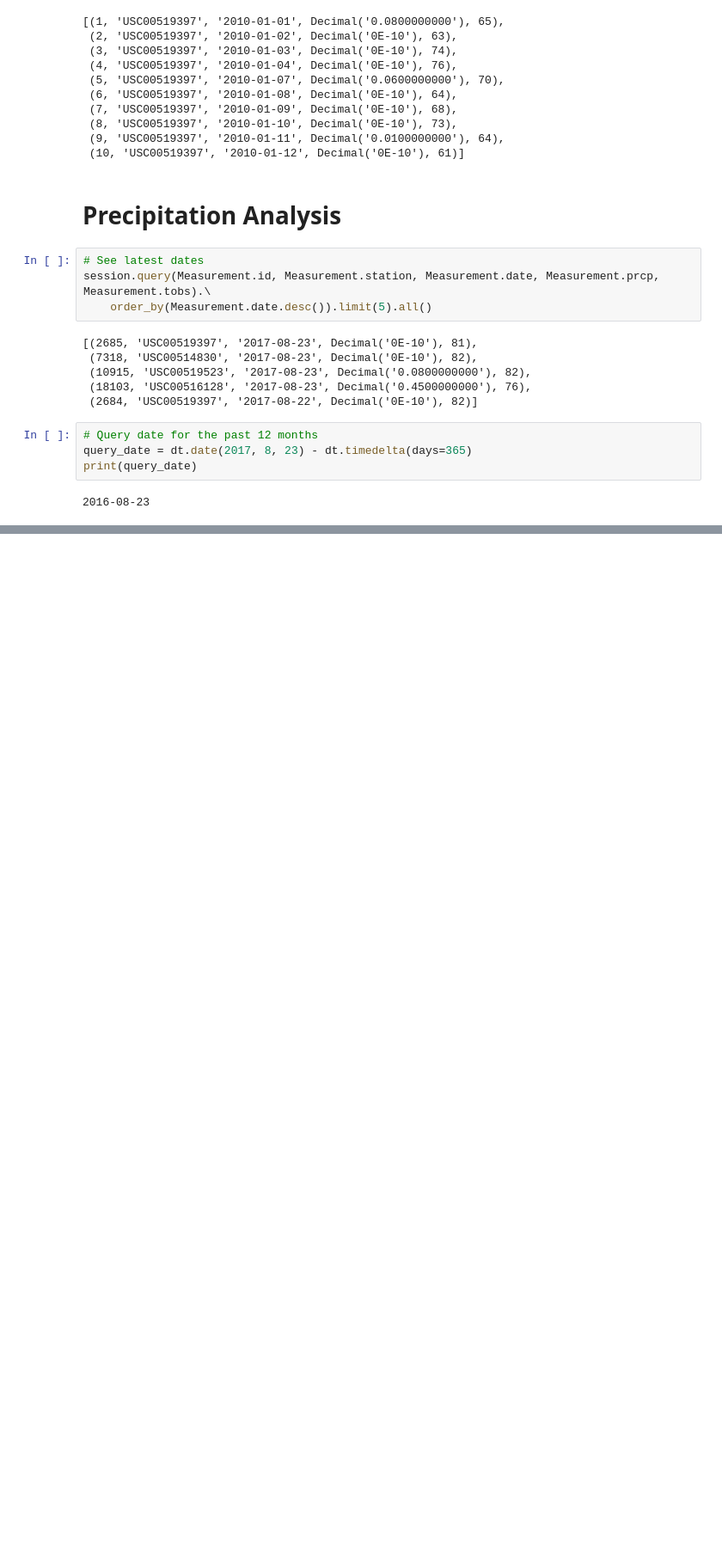
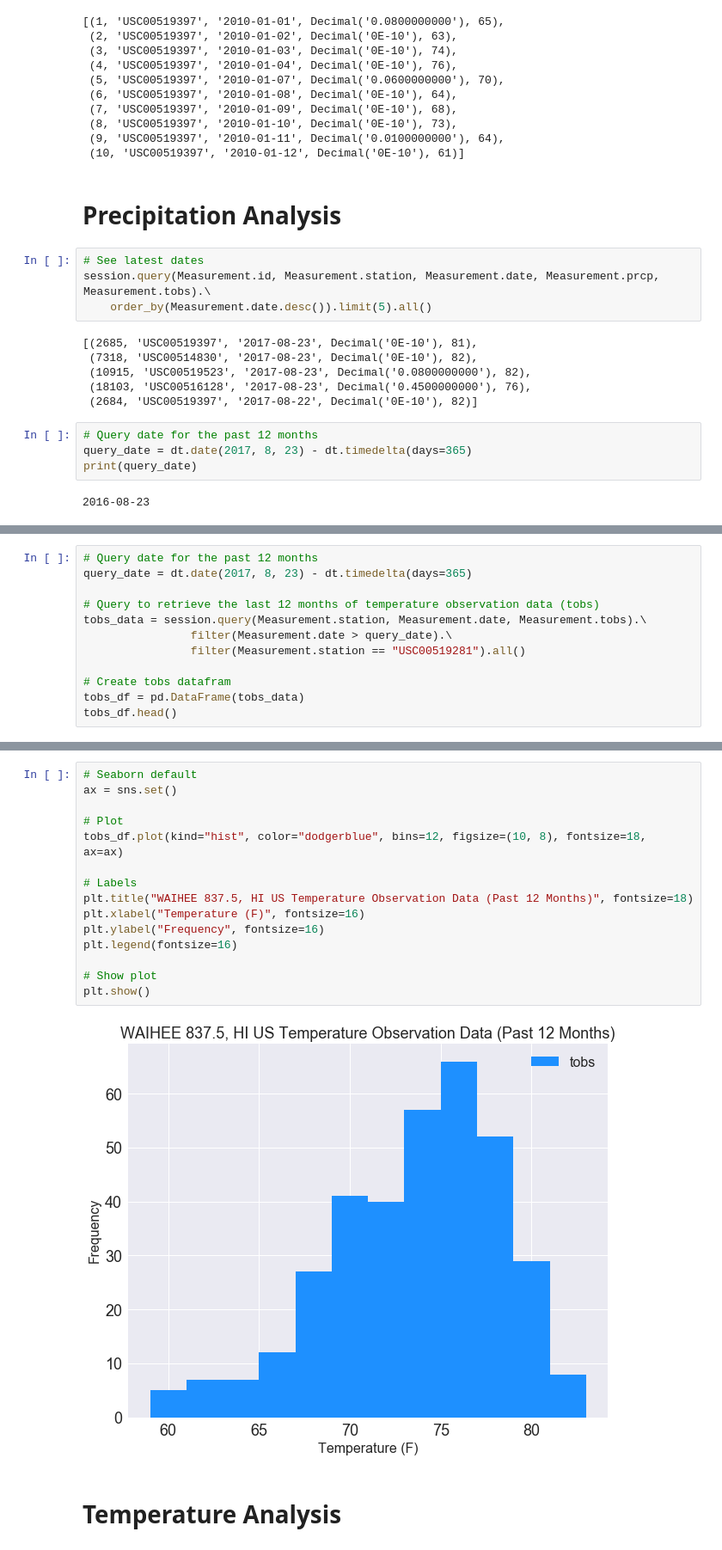
Before and after one commit to Jayleh/wipeout, a Jupyter notebook: climate_analysis.ipynb, the cells around one changed output, grey strips where cells are left out. Shown: that part at 86% size. Saved outputs shown, nothing was run; the diff lists cells and outputs as text; blank space fills up the shorter version.

Commit message:
added temperature analysis

```diff
--- a/climate_analysis.ipynb
+++ b/climate_analysis.ipynb
@@ -112,0 +183,12 @@ plt.show()
+# %%
+# Query date for the past 12 months
+query_date = dt.date(2017, 8, 23) - dt.timedelta(days=365)
+
+# Query to retrieve the last 12 months of temperature observation data (tobs)
+tobs_data = session.query(Measurement.station, Measurement.date, Measurement.tobs).\
+                filter(Measurement.date > query_date).\
+                filter(Measurement.station == "USC00519281").all()
+
+# Create tobs datafram
+tobs_df = pd.DataFrame(tobs_data)
+tobs_df.head()
@@ -112,0 +202,19 @@ plt.show()
+# %%
+# Seaborn default
+ax = sns.set()
+
+# Plot
+tobs_df.plot(kind="hist", color="dodgerblue", bins=12, figsize=(10, 8), fontsize=18, ax=ax)
+
+# Labels
+plt.title("WAIHEE 837.5, HI US Temperature Observation Data (Past 12 Months)", fontsize=18)
+plt.xlabel("Temperature (F)", fontsize=16)
+plt.ylabel("Frequency", fontsize=16)
+plt.legend(fontsize=16)
+
+# Show plot
+plt.show()
+# %% [output]
+[figure, added]
+# %% [markdown]
+# Temperature Analysis
```
Also changed, not shown: parts of 23 cells of this notebook.
